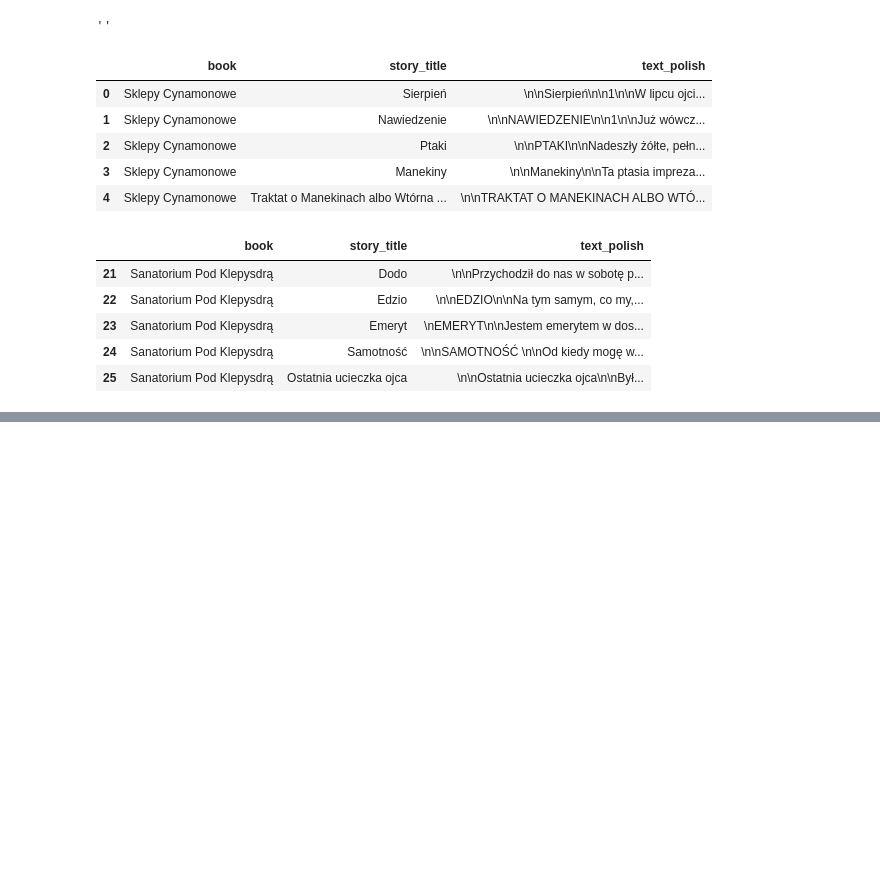
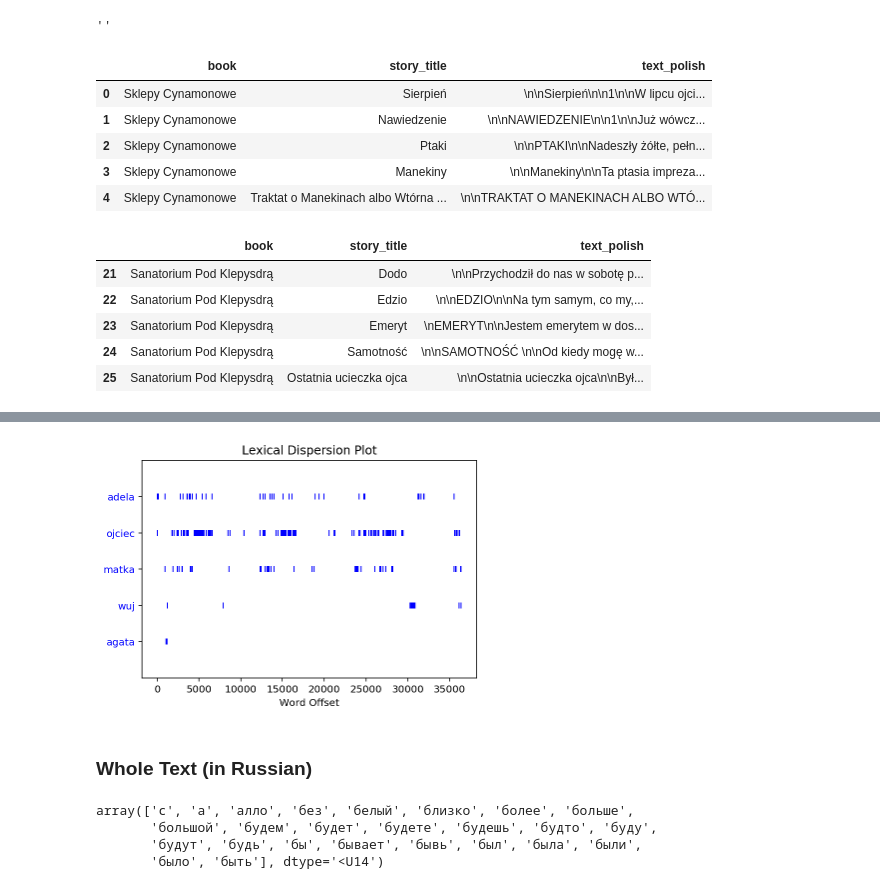
Before and after one commit to ByronKKing/whatcheer_posts, a Jupyter notebook: bruno_schulz/schulz_analysis.ipynb, the cells around one changed output, grey strips where cells are left out. Cells and saved outputs as stored; diff of their text form; code cells hidden in the pictures; blank space fills up the shorter version.

```diff
--- a/bruno_schulz/schulz_analysis.ipynb
+++ b/bruno_schulz/schulz_analysis.ipynb
@@ -275,0 +372,2 @@ top_vacab.plot(kind = 'barh', figsize=(5,10))
+# %%
+full_text = sklepy + sanatorium
@@ -275,0 +408,6 @@ top_vacab.plot(kind = 'barh', figsize=(5,10))
+# %%
+ntext.dispersion_plot(['adela', 'ojciec', 'matka', 'wuj', 'agata'])
+# %% [output]
+[figure, added]
+# %% [markdown]
+### Whole Text (in Russian)
@@ -275,0 +424,12 @@ top_vacab.plot(kind = 'barh', figsize=(5,10))
+# %%
+#https://github.com/stopwords-iso/stopwords-ru/blob/master/stopwords-ru.txt
+russian_stopwords = open("./russian_stopwords.txt","r")
+russian_stopwords = russian_stopwords.readlines()
+russian_stopwords = [x.replace('\n', '') for x in russian_stopwords]
+russian_stopwords = np.array(russian_stopwords)
+russian_stopwords[0:25]
+# %% [output]
+array(['c', 'а', 'алло', 'без', 'белый', 'близко', 'более', 'больше',
+       'большой', 'будем', 'будет', 'будете', 'будешь', 'будто', 'буду',
+       'будут', 'будь', 'бы', 'бывает', 'бывь', 'был', 'была', 'были',
+       'было', 'быть'], dtype='<U14')
```
Also changed, not shown: parts of 136 cells of this notebook.
